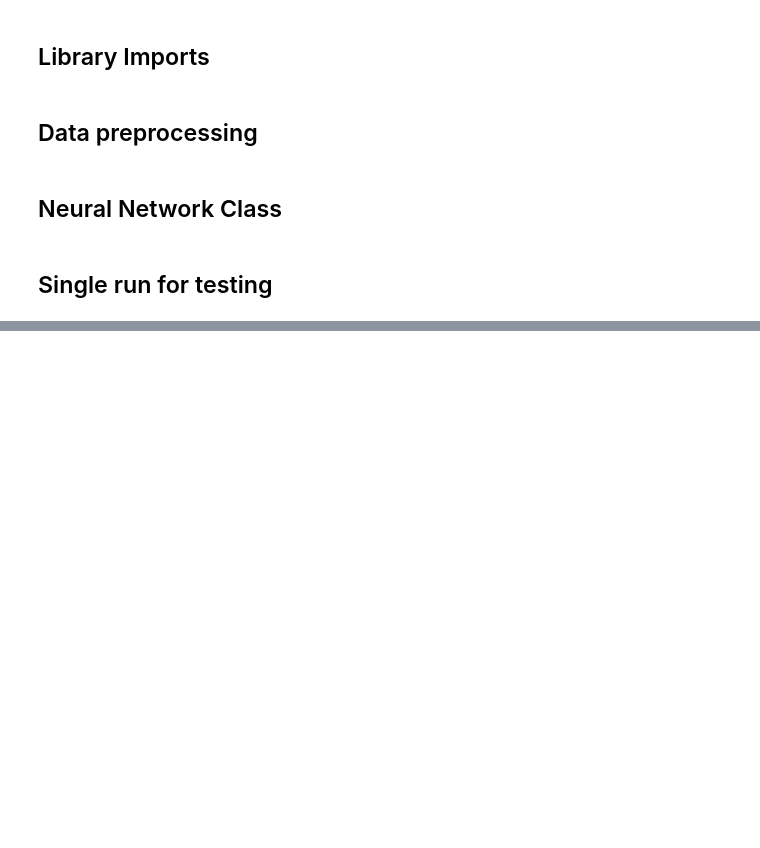
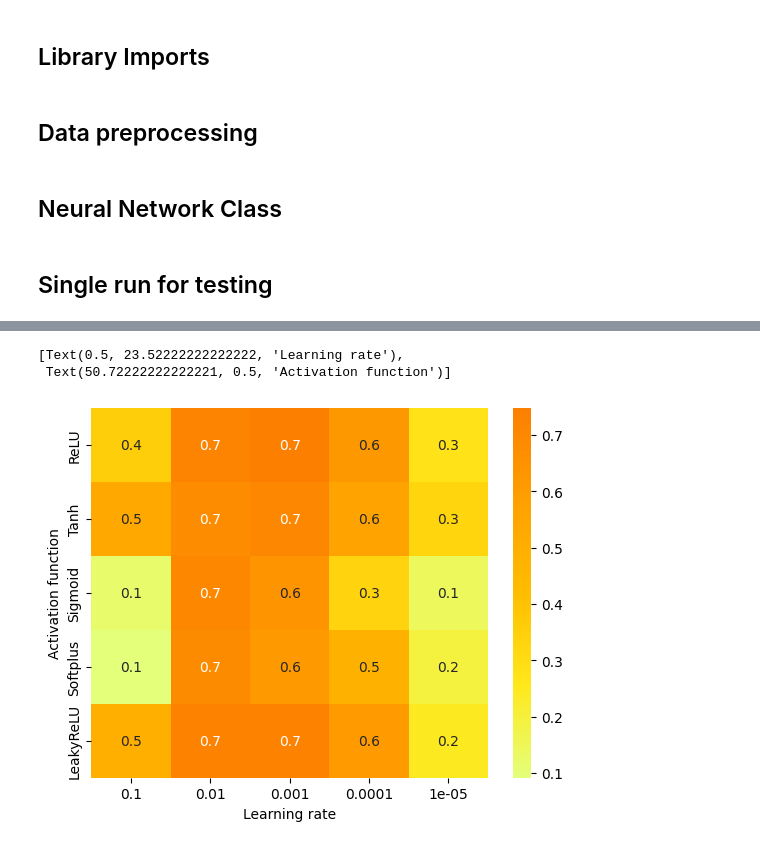
Before and after one commit to SharkmanZA/Almond-classification, a Jupyter notebook: main.ipynb, the cells around one changed output, grey strips where cells are left out. Drawn from its saved outputs; the diff is of its cells as text; code cells hidden in the pictures; blank space fills up the shorter version.

```diff
--- a/main.ipynb
+++ b/main.ipynb
@@ -309,0 +236,79 @@ sns.heatmap(data, annot=True, fmt=".1f", cmap="Wistia")
+# %%
+a_functions = {"ReLU": nn.ReLU(), "Tanh": nn.Tanh(), "Sigmoid": nn.Sigmoid(), "Softplus": nn.Softplus(beta=1, threshold=20), "LeakyReLU": nn.LeakyReLU()}
+a_keys = list(a_functions.keys())
+a_values = list(a_functions.values())
+
+l_functions = {"CrossEntropyLoss": nn.CrossEntropyLoss(), "MSELoss": nn.MSELoss(), "HuberLoss": nn.HuberLoss(), "L1Loss": nn.L1Loss()}
+l_keys = list(l_functions.keys())
+l_values = list(l_functions.values())
+
+learning_rates = [0.1, 0.01, 0.001, 0.0001, 0.00001]
+epoch_count = 1000
+
+def get_data_from_indices(indices: list[int], data: pd.DataFrame):
+    temp = data.copy()
+    return temp.iloc[indices]
+
+# Higher score is better
+def get_score(acc, loss, m = 1, n = 1):
+    return m * (acc / 100 ) - n * loss
+
+g_srch_1 = np.zeros((5,5))
+
+# Grid Search: Learning rate and Activation function
+with open('main.ipynb') as a:
+    nb = nbformat.read(a, as_version=4)
+
+    for a in range(len(a_keys)):
+        for l in range(len(learning_rates)):
+            acc_scores = []
+            loss_scores = []
+            scores = []
+            # New data for each run
+            get_ipython().run_cell(nb.cells[4].source)
+            fold_count = 5
+            # Use kfold for validation of hyperparam choices
+            kfold = KFold(n_splits=fold_count, shuffle=True)
+            for train, valid in kfold.split(df_training_and_validation_set):
+                network = NeuralNetwork(14,3, a_values[a])
+                network.train_network(loss_f=nn.MSELoss(), epochs=epoch_count, lr=learning_rates[l], train=get_data_from_indices(train, df_training_and_validation_set), valid=get_data_from_indices(valid, df_training_and_validation_set))
+                scores.append(get_score(network.valid_accuracy[-1], network.validation_loss[-1]))
+            g_srch_1[a][l] = np.sum(scores) / fold_count
+
+
+g_srch_2 = np.zeros((4,5))
+
+# Grid Search: Loss function and Activation function
+with open('main.ipynb') as a:
+    nb = nbformat.read(a, as_version=4)
+
+    for l in range(len(l_keys)):
+        for a in range(len(a_keys)):
+            acc_scores = []
+            loss_scores = []
+            scores = []
+            # New data for each run
+            get_ipython().run_cell(nb.cells[4].source)
+            fold_count = 5
+            # Use kfold for validation of hyperparam choices
+            kfold = KFold(n_splits=fold_count, shuffle=True)
+            for train, valid in kfold.split(df_training_and_validation_set):
+                network = NeuralNetwork(14,3, a_values[a])
+                network.train_network(loss_f=l_values[l], epochs=epoch_count, lr=learning_rates[l], train=get_data_from_indices(train, df_training_and_validation_set), valid=get_data_from_indices(valid, df_training_and_validation_set))
+                scores.append(get_score(network.valid_accuracy[-1], network.validation_loss[-1]))
+            g_srch_2[l][a] = np.sum(scores) / fold_count
+
+# Hypothesis testing
+# confidence = 0.05
+# mean = np.mean(g_srch_1)
+# test, value = stats.ttest_1samp(g_srch_1, mean)
+
+g_1 = pd.DataFrame(g_srch_1, index=a_keys, columns=learning_rates)
+g_2 = pd.DataFrame(g_srch_2, index=l_keys, columns=a_keys)
+
+g1 = sns.heatmap(g_1, annot=True, fmt=".1f", cmap="Wistia")
+g1.set(xlabel="Learning rate", ylabel="Activation function")
+# %% [output]
+[Text(0.5, 23.52222222222222, 'Learning rate'),
+ Text(50.72222222222221, 0.5, 'Activation function')]
+[figure, added]
```
Also changed, not shown: parts of 9 cells of this notebook.
